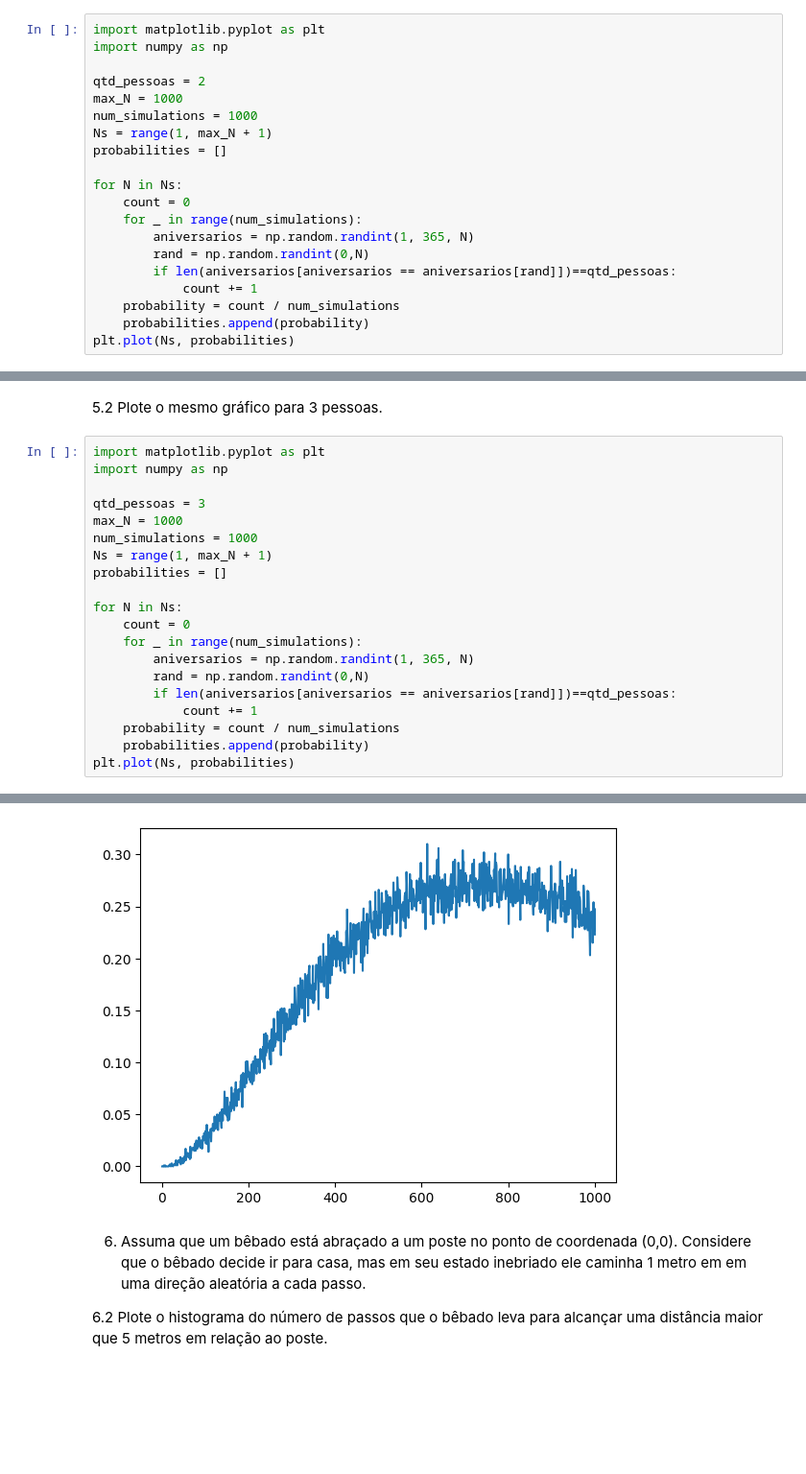
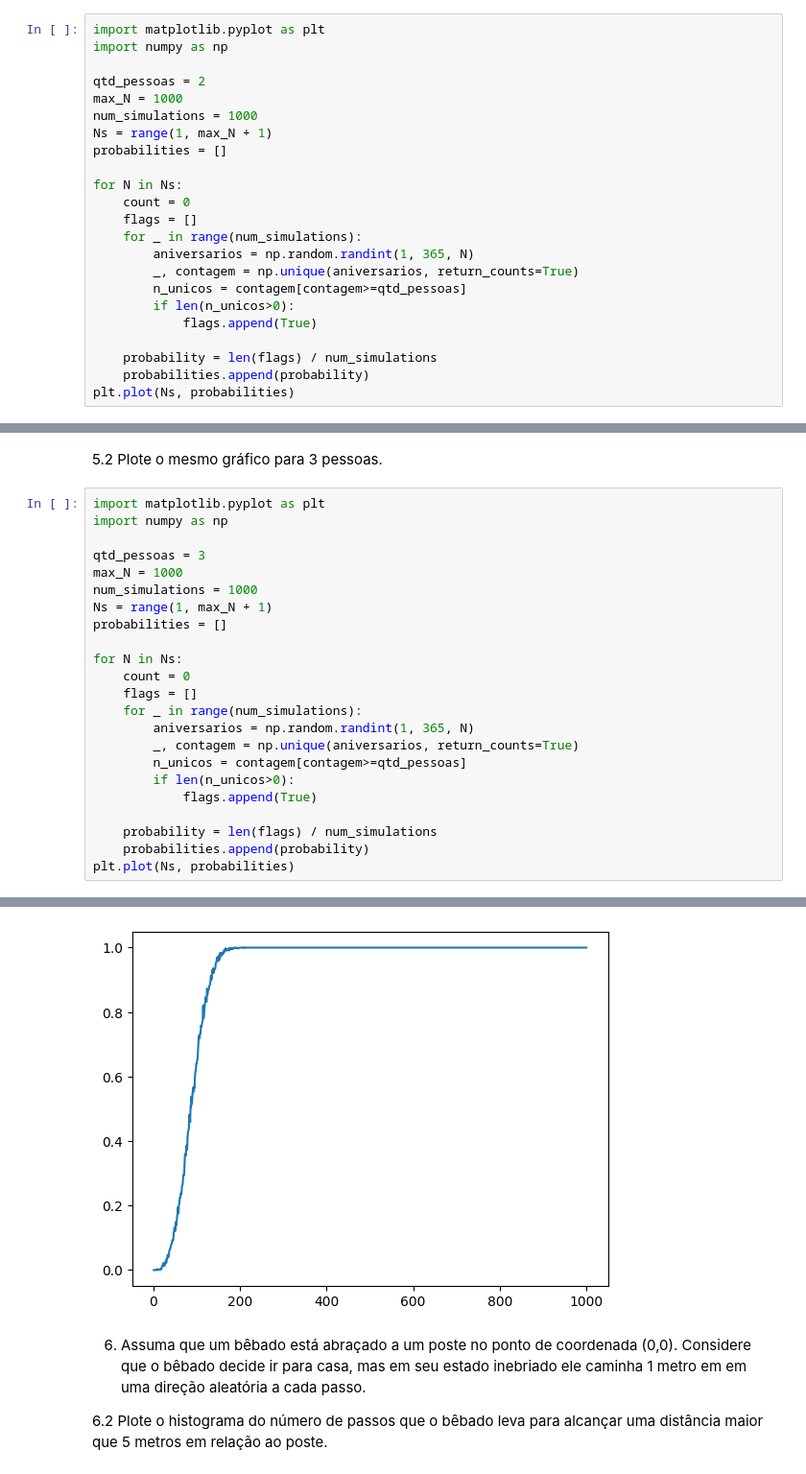
Before and after one commit to gventino/ModSimPractices, a Jupyter notebook: P1/P1.ipynb, the cells around one changed output, grey strips where cells are left out. Shown: that part at 96% size. Saved outputs shown, nothing was run; the diff lists cells and outputs as text; blank space fills up the shorter version.

```diff
--- a/P1/P1.ipynb
+++ b/P1/P1.ipynb
@@ -142,12 +142,15 @@ probabilities = []
 
 for N in Ns:
     count = 0
+    flags = []
     for _ in range(num_simulations):
         aniversarios = np.random.randint(1, 365, N)
-        rand = np.random.randint(0,N)
-        if len(aniversarios[aniversarios == aniversarios[rand]])==qtd_pessoas:
-            count += 1
-    probability = count / num_simulations
+        _, contagem = np.unique(aniversarios, return_counts=True)
+        n_unicos = contagem[contagem>=qtd_pessoas]
+        if len(n_unicos>0):
+            flags.append(True)
+
+    probability = len(flags) / num_simulations
     probabilities.append(probability)
 plt.plot(Ns, probabilities)
 # %% [output]
@@ -158,26 +162,29 @@ plt.plot(Ns, probabilities)
 # %%
 import matplotlib.pyplot as plt
 import numpy as np
 
 qtd_pessoas = 3
 max_N = 1000
 num_simulations = 1000
 Ns = range(1, max_N + 1)
 probabilities = []
 
 for N in Ns:
     count = 0
+    flags = []
     for _ in range(num_simulations):
         aniversarios = np.random.randint(1, 365, N)
-        rand = np.random.randint(0,N)
-        if len(aniversarios[aniversarios == aniversarios[rand]])==qtd_pessoas:
-            count += 1
-    probability = count / num_simulations
+        _, contagem = np.unique(aniversarios, return_counts=True)
+        n_unicos = contagem[contagem>=qtd_pessoas]
+        if len(n_unicos>0):
+            flags.append(True)
+
+    probability = len(flags) / num_simulations
     probabilities.append(probability)
 plt.plot(Ns, probabilities)
 # %% [output]
 [<matplotlib.lines.Line2D at 0x...>]
-[figure, old version]
+[figure, new version]
 # %% [markdown]
 6) Assuma que um bêbado está abraçado a um poste no ponto de coordenada (0,0). Considere que o bêbado decide ir para casa, mas em seu estado inebriado ele caminha 1 metro em em uma direção aleatória a cada passo.
 
```
Also changed, not shown: parts of 5 cells of this notebook.
